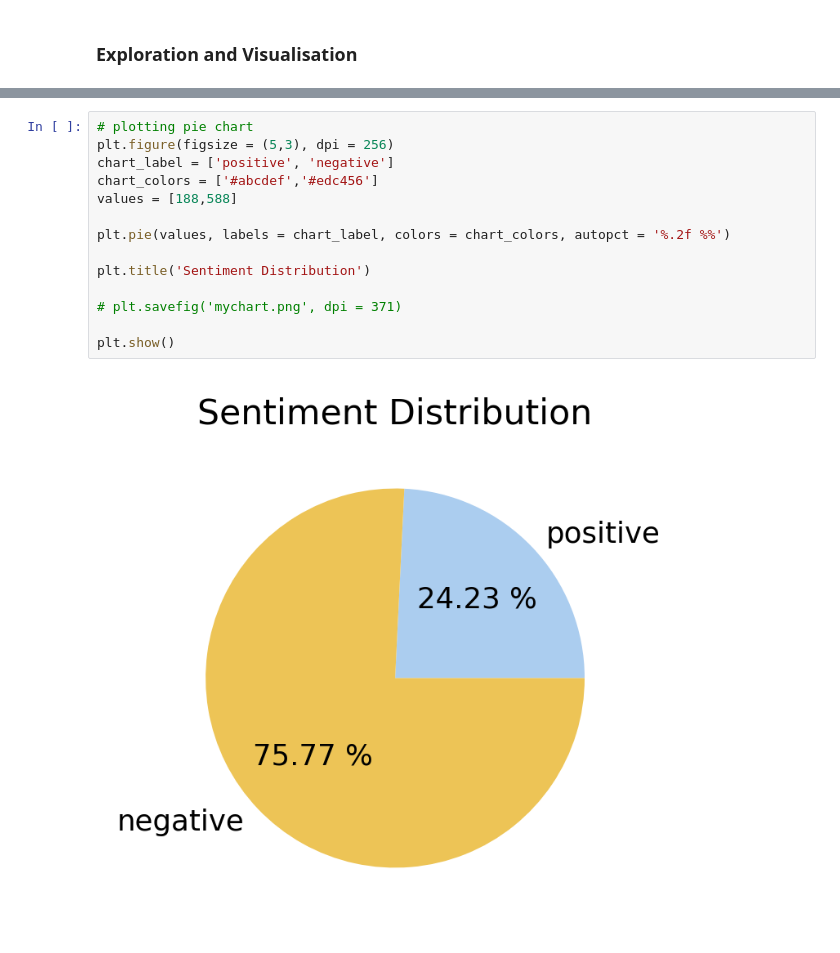
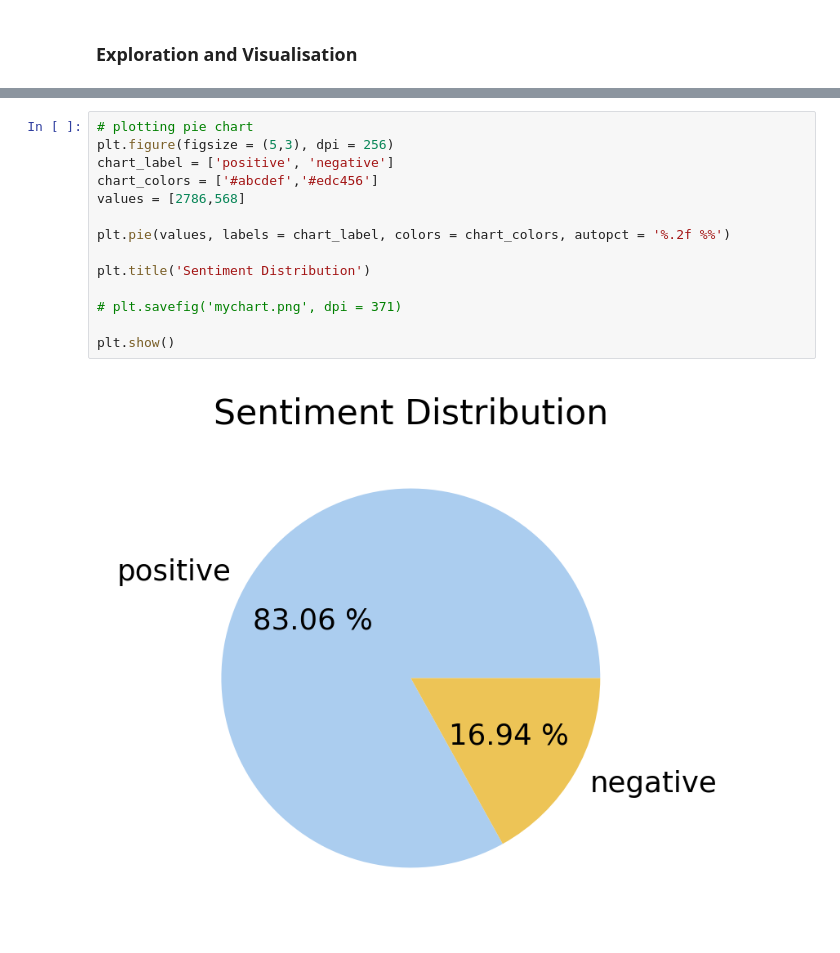
Before and after one commit to KutashiMA/Twitter_Data_Analysis, a Jupyter notebook: topic_modelling_sentiment_analysis/Data_Reading_Preprocessing_Exploration_Visualisation.ipynb, the cells around one changed output, grey strips where cells are left out. Cells and saved outputs as stored; diff of their text form.

```diff
--- a/topic_modelling_sentiment_analysis/Data_Reading_Preprocessing_Exploration_Visualisation.ipynb
+++ b/topic_modelling_sentiment_analysis/Data_Reading_Preprocessing_Exploration_Visualisation.ipynb
@@ -507,16 +186,16 @@ plt.show()
 # %%
 # plotting pie chart
 plt.figure(figsize = (5,3), dpi = 256)
 chart_label = ['positive', 'negative']
 chart_colors = ['#abcdef','#edc456']
-values = [188,588]
+values = [2786,568]
 
 plt.pie(values, labels = chart_label, colors = chart_colors, autopct = '%.2f %%')
 
 plt.title('Sentiment Distribution')
 
 # plt.savefig('mychart.png', dpi = 371)
 
 plt.show()
 # %% [output]
-[figure, old version]
+[figure, new version]
```
Also changed, not shown: parts of 18 cells of this notebook, 10 other files.
